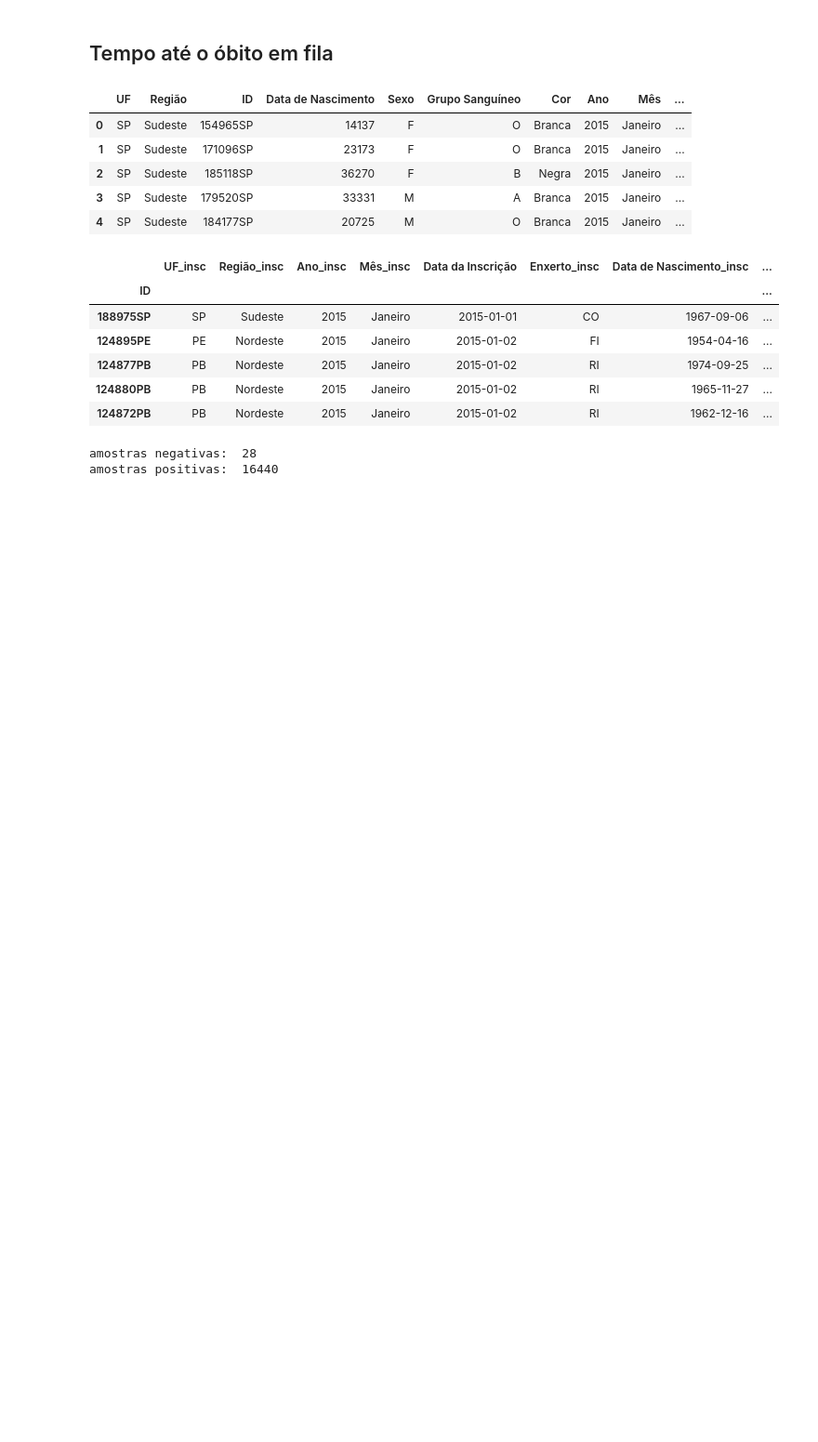
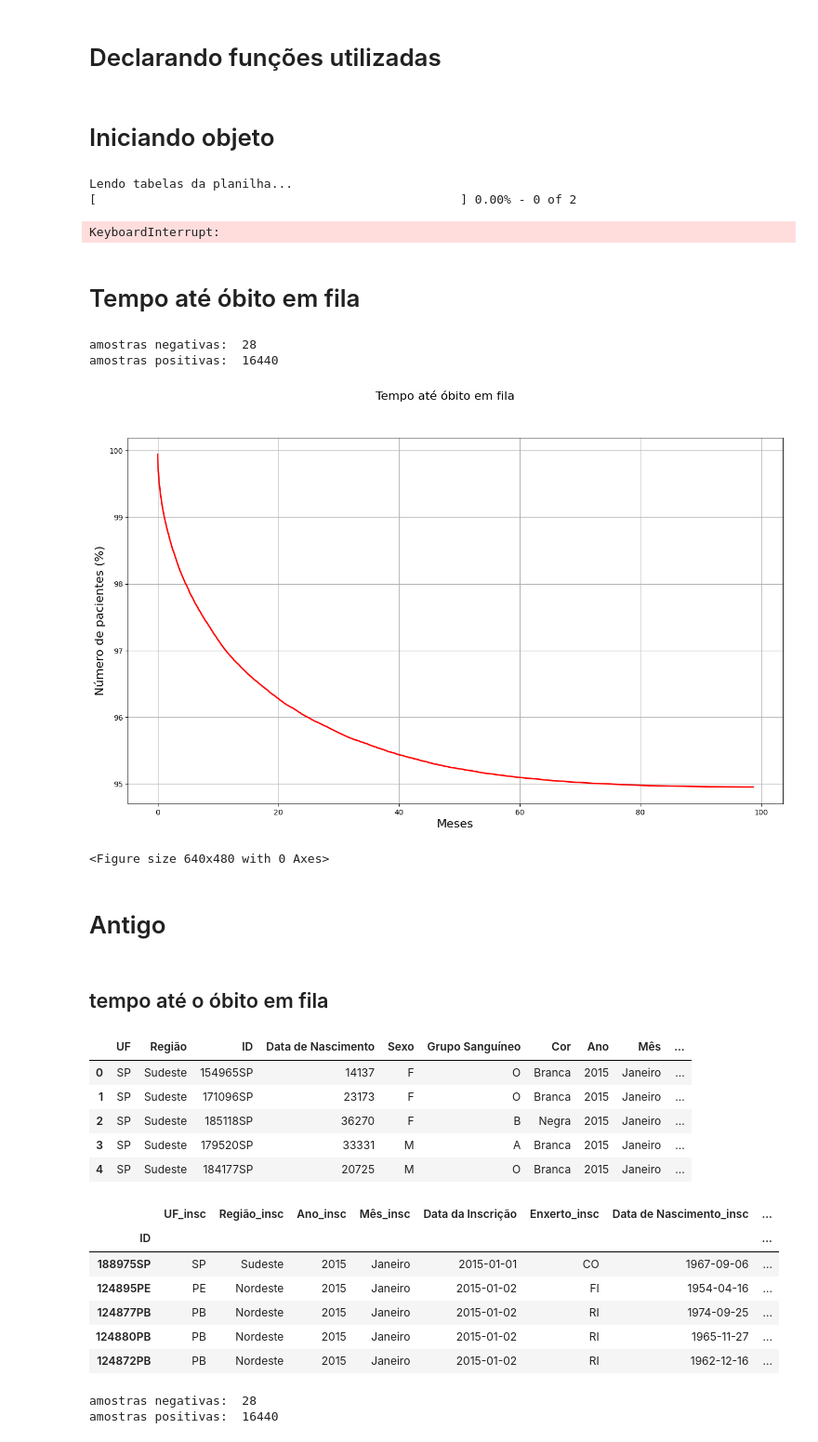
Before and after one commit to Esterci/SNT_table_study, a Jupyter notebook: estudo_inicial/kaplan-meier.ipynb, the cells around one changed output. Shown: that part at 93% size. Saved outputs shown, nothing was run; the diff lists cells and outputs as text; code cells hidden in the pictures; blank space fills up the shorter version.

Commit message:
formatando matrix de dados

```diff
--- a/estudo_inicial/kaplan-meier.ipynb
+++ b/estudo_inicial/kaplan-meier.ipynb
@@ -6,2 +5,4 @@ import matplotlib as plt
 from utils import ProgBar
 pd.set_option('display.max_columns', None)
+# %% [markdown]
+# Declarando funções utilizadas
@@ -8,3 +175,24 @@ pd.set_option('display.max_columns', None)
+# %% [markdown]
+# Iniciando objeto
+# %%
+arquivo = "../bases_de_dados/Base de Dados_Doação e Transplantes_2015-2023.xlsx"
+
+reader = snt_reader(arquivo)
+# %% [output]
+Lendo tabelas da planilha...
+[                                                  ] 0.00% - 0 of 2
+KeyboardInterrupt:
 # %% [markdown]
-## Tempo até o óbito em fila
+# Tempo até óbito em fila
+# %%
+reader.kaplan_meier('obito')
+# %% [output]
+amostras negativas:  28
+amostras positivas:  16440
+[figure, added]
+<Figure size 640x480 with 0 Axes>
+# %% [markdown]
+# Antigo
+# %% [markdown]
+## tempo até o óbito em fila
 # %%
```
Also changed, not shown: parts of 27 cells of this notebook, 4 other files.
